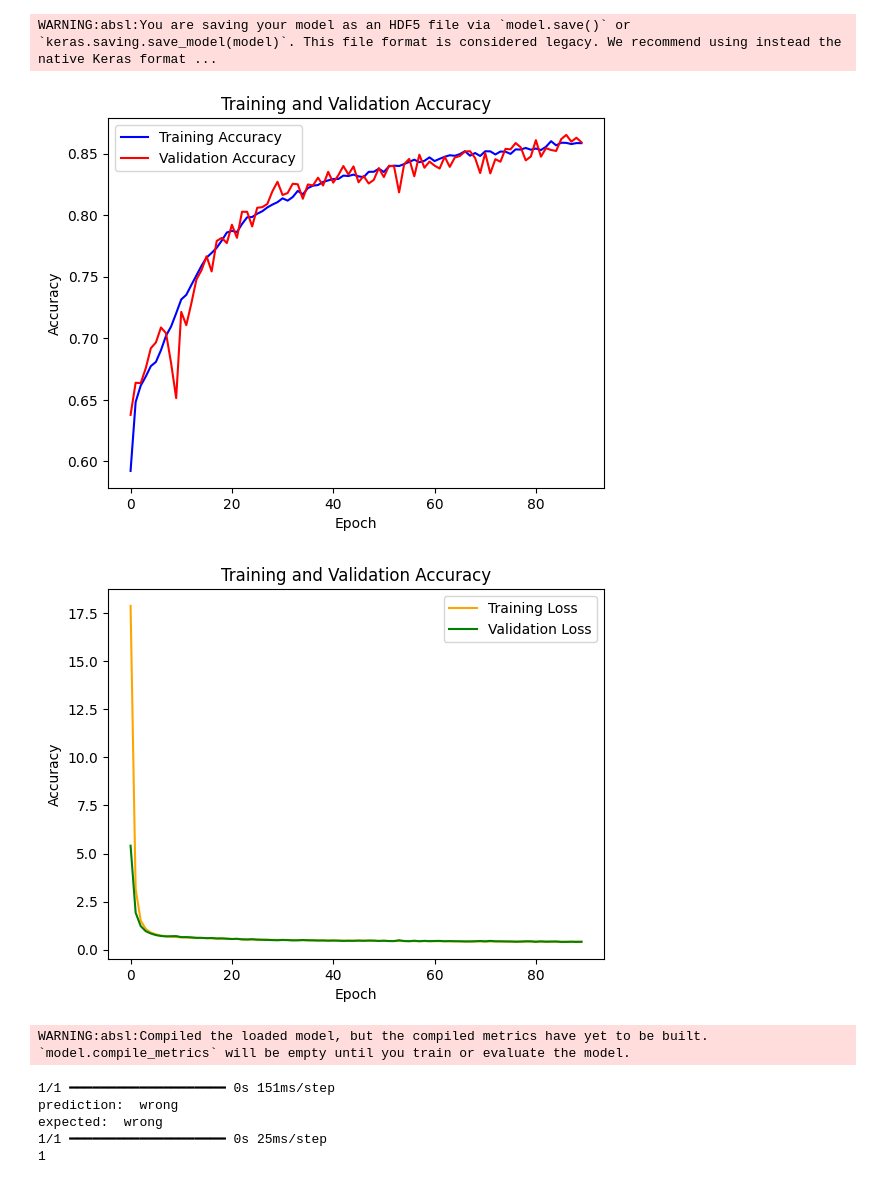
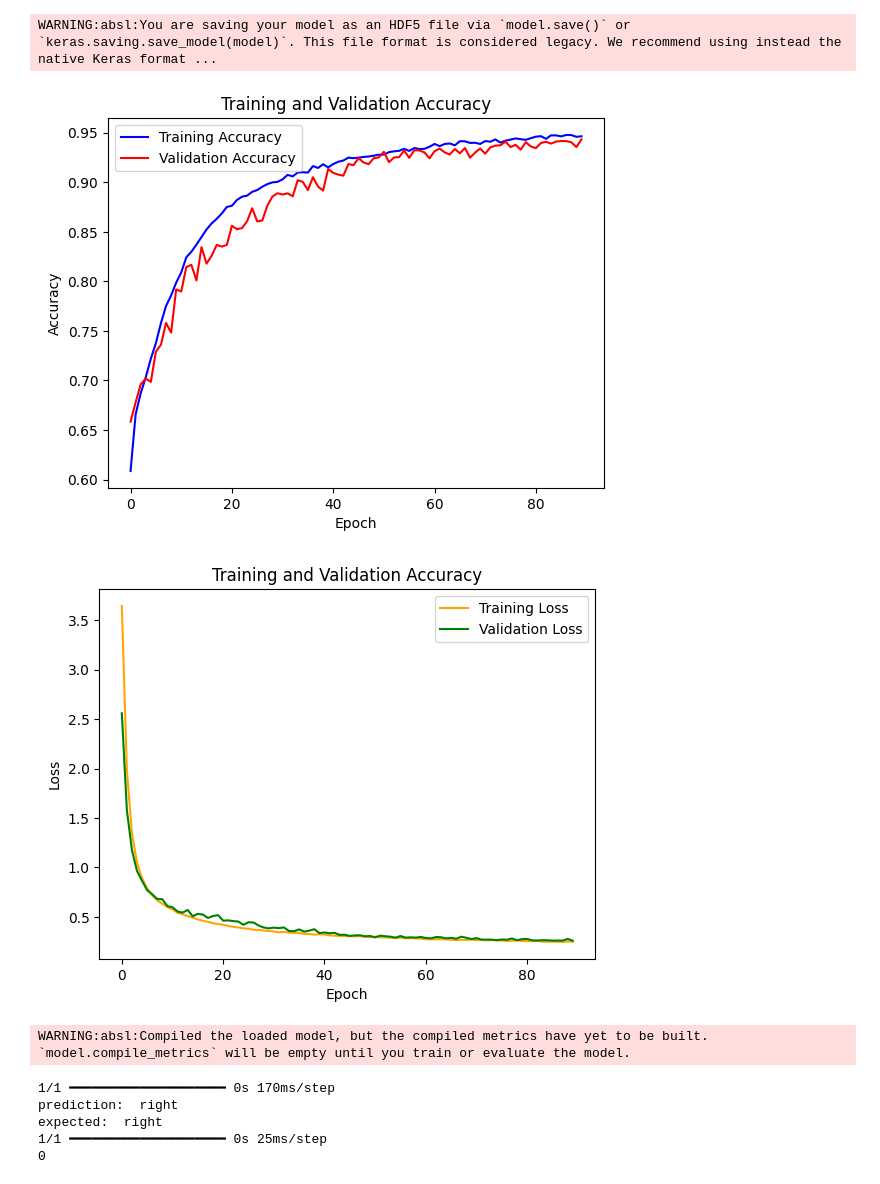
Before and after one commit to superbadteam/LaneSenseGuard, a Jupyter notebook: TrainModel.ipynb, the cells around one changed output. Cells and saved outputs as stored; diff of their text form; code cells hidden in the pictures.

```diff
--- a/TrainModel.ipynb
+++ b/TrainModel.ipynb
@@ -305,43 +305,45 @@ WARNING:absl:You are saving your model as an HDF5 file via `model.save()` or `ke
 # matplotlib.pyplot.xlabel('epoch')
 # matplotlib.pyplot.show()
 # # summarize history for loss mse
 # matplotlib.pyplot.plot(history.history['accuracy'], color='blue')
 # matplotlib.pyplot.ylabel('accuracy')
 # matplotlib.pyplot.xlabel('epoch')
 # matplotlib.pyplot.show()
 
 import pandas as pd
 import matplotlib.pyplot as plt
 
 # Đọc dữ liệu từ file CSV
-log_data = pd.read_csv('training_log_v4.csv')
+log_data = pd.read_csv('./model_trained/training_log_v3.csv')
 
 # Accuracy
 plt.plot(log_data['accuracy'], label='Training Accuracy', color='blue')
 plt.plot(log_data['val_accuracy'], label='Validation Accuracy', color='red')
 plt.title('Training and Validation Accuracy')
 plt.ylabel('Accuracy')
 plt.xlabel('Epoch')
 plt.legend()
 plt.show()
 
 # Loss
 plt.plot(log_data['loss'], label='Training Loss', color='orange')
 plt.plot(log_data['val_loss'], label='Validation Loss', color='green')
 plt.title('Training and Validation Accuracy')
-plt.ylabel('Accuracy')
+plt.ylabel('Loss')
 plt.xlabel('Epoch')
 plt.legend()
 plt.show()
 # %% [output]
-[figure, old version]
+[figure, new version]
-[figure, old version]
+[figure, new version]
 # %%
 dict = {'true': [1, 0], 'false': [0, 1]}
 name_result = ['right', 'wrong']
 
 # load model
-modelTrained = keras.models.load_model('./model_trained_v4.h5')
+modelTrained = keras.models.load_model('./model_trained/model_trained_v3.h5')
+
+# modelTrained.evaluate(numpy.array(Xtest), numpy.array(Ytest))
 
 # modelTrained.summary()
 
@@ -357,16 +359,17 @@ def result(image):
 
 # print(result(img))
 
-test_idx = 22
+test_idx = 2
 
 result = name_result[numpy.argmax(modelTrained.predict(Xtest[test_idx].reshape(-1, height, width, 1)))]
 print('prediction: ', result)
 actual_label = name_result[numpy.argmax(Ytest[test_idx])]
 print('expected: ', actual_label)
+print(numpy.argmax(modelTrained.predict(Xtest[test_idx].reshape(-1, height, width, 1))))
 # %% [output]
 WARNING:absl:Compiled the loaded model, but the compiled metrics have yet to be built. `model.compile_metrics` will be empty until you train or evaluate the model.
-1/1 ━━━━━━━━━━━━━━━━━━━━ 0s 151ms/step
-prediction:  wrong
-expected:  wrong
+1/1 ━━━━━━━━━━━━━━━━━━━━ 0s 170ms/step
+prediction:  right
+expected:  right
 1/1 ━━━━━━━━━━━━━━━━━━━━ 0s 25ms/step
-1
+0
```
Also changed, not shown: 4 other files.
